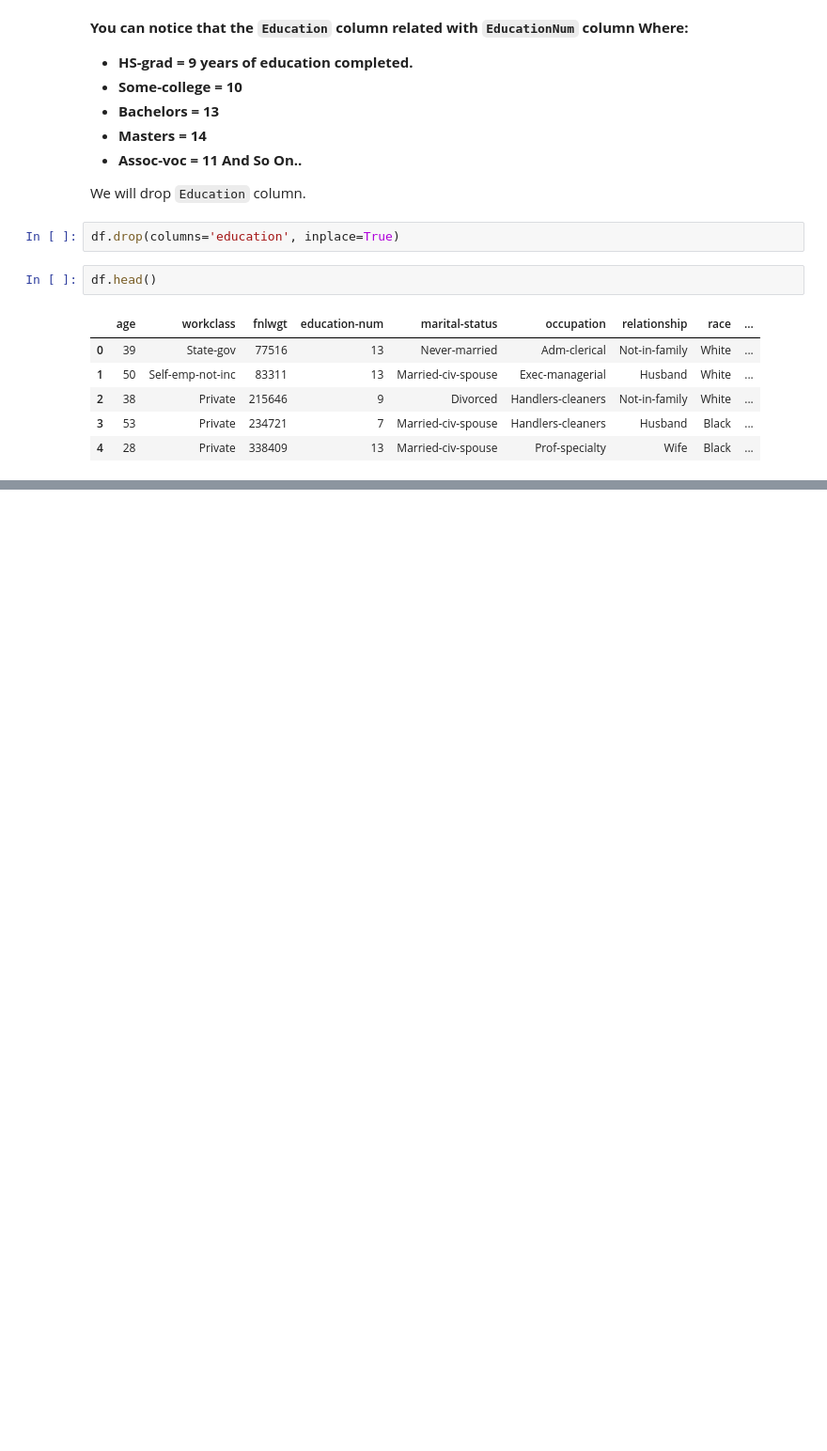
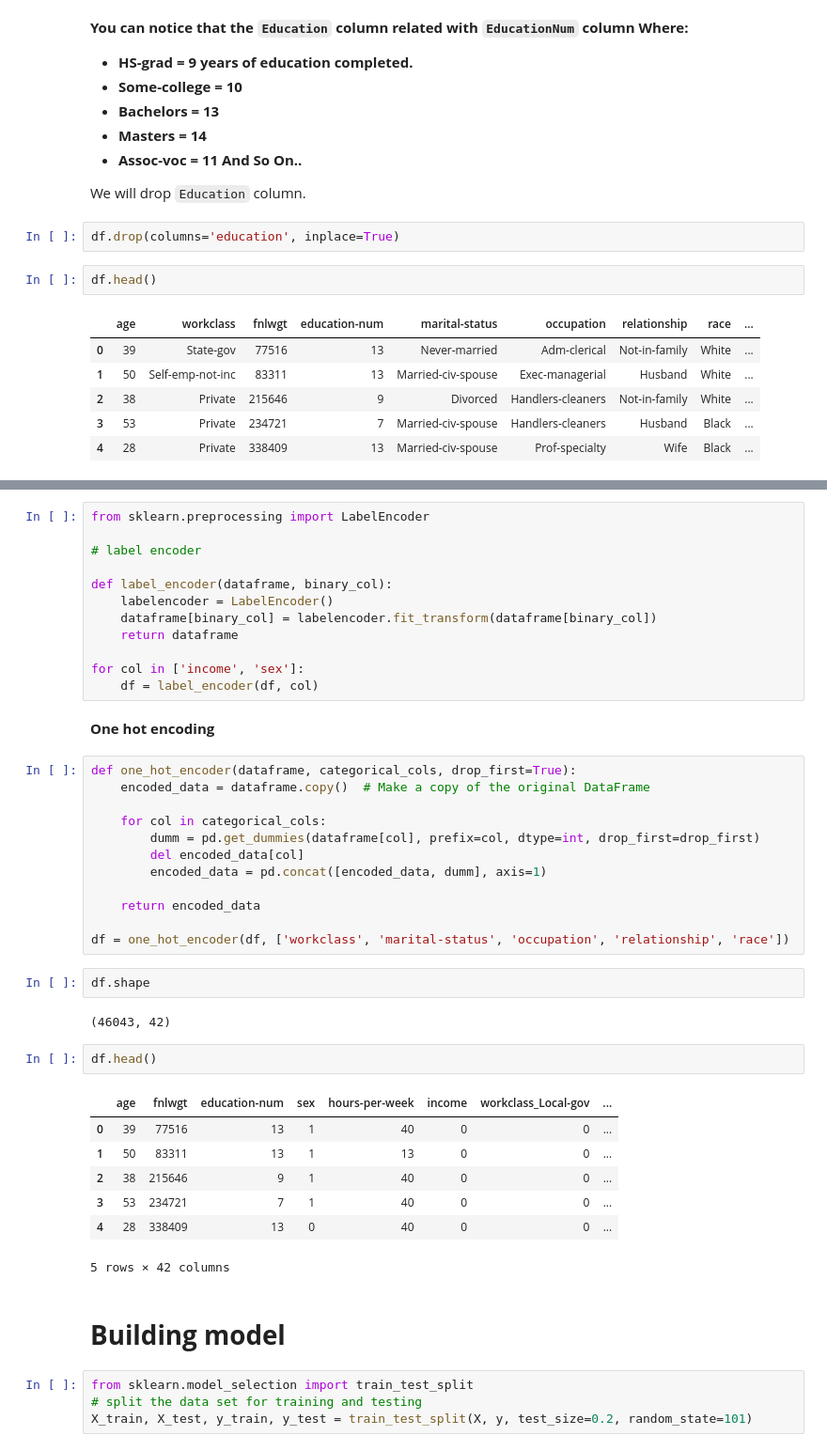
Before and after one commit to Praveen-Rajes/Census-Income-Random-Forest-and-Naive-Bayes, a Jupyter notebook: CourseWork.ipynb, the cells around one changed output, grey strips where cells are left out. Shown: that part at 94% size. Saved outputs shown, nothing was run; the diff lists cells and outputs as text; blank space fills up the shorter version.

```diff
--- a/CourseWork.ipynb
+++ b/CourseWork.ipynb
@@ -342,0 +355,46 @@ df.head()
+# %%
+from sklearn.preprocessing import LabelEncoder
+
+# label encoder
+
+def label_encoder(dataframe, binary_col):
+    labelencoder = LabelEncoder()
+    dataframe[binary_col] = labelencoder.fit_transform(dataframe[binary_col])
+    return dataframe
+
+for col in ['income', 'sex']:
+    df = label_encoder(df, col)
+# %% [markdown]
+**One hot encoding**
+# %%
+def one_hot_encoder(dataframe, categorical_cols, drop_first=True):
+    encoded_data = dataframe.copy()  # Make a copy of the original DataFrame
+
+    for col in categorical_cols:
+        dumm = pd.get_dummies(dataframe[col], prefix=col, dtype=int, drop_first=drop_first)
+        del encoded_data[col]
+        encoded_data = pd.concat([encoded_data, dumm], axis=1)
+
+    return encoded_data
+
+df = one_hot_encoder(df, ['workclass', 'marital-status', 'occupation', 'relationship', 'race'])
+# %%
+df.shape
+# %% [output]
+(46043, 42)
+# %%
+df.head()
+# %% [output]
+|  | age | fnlwgt | education-num | sex | hours-per-week | income | workclass_Local-gov | ... |
+| 0 | 39 | 77516 | 13 | 1 | 40 | 0 | 0 | ... |
+| 1 | 50 | 83311 | 13 | 1 | 13 | 0 | 0 | ... |
+| 2 | 38 | 215646 | 9 | 1 | 40 | 0 | 0 | ... |
+| 3 | 53 | 234721 | 7 | 1 | 40 | 0 | 0 | ... |
+| 4 | 28 | 338409 | 13 | 0 | 40 | 0 | 0 | ... |
+5 rows × 42 columns
+# %% [markdown]
+# **Building model**
+# %%
+from sklearn.model_selection import train_test_split
+# split the data set for training and testing
+X_train, X_test, y_train, y_test = train_test_split(X, y, test_size=0.2, random_state=101)
```
Also changed, not shown: parts of 9 cells of this notebook.
